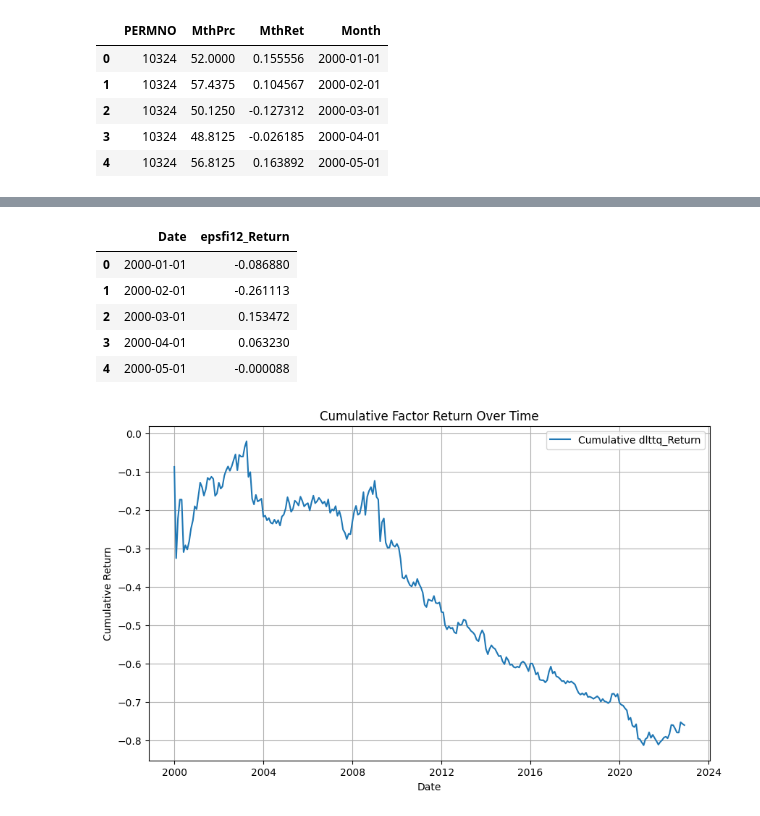
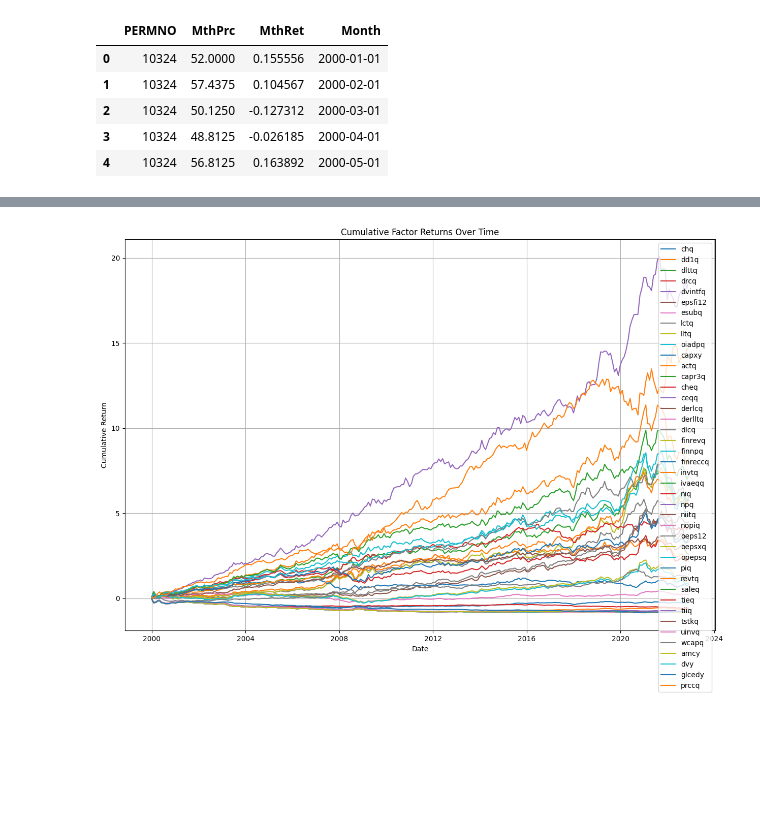
Before and after one commit to yeyechen/HKU-MFIN7034-ML, a Jupyter notebook: coursework_2.ipynb, the cells around one changed output, grey strips where cells are left out. Saved outputs shown, nothing was run; the diff lists cells and outputs as text; code cells hidden in the pictures; blank space fills up the shorter version.

Commit message:
task 2.1 factor experiments

```diff
--- a/coursework_2.ipynb
+++ b/coursework_2.ipynb
@@ -284,3 +303,6 @@ Number of unique PERMNO in stock_ret_df that match LPERMNO in fund_df: 44246
 # %%
-# need to shift 1 month down, because 1982-03-31 should be resampled to 1982-04 not 03
-# fund_df['YearMonth'] = (fund_df['datadate'] + pd.DateOffset(months=1)).dt.to_period('M')
+# need to shift 1 month down, because 2000-03-31 should be resampled to 2000-04 not 03
+# need to shift 1 additional month, because to match the return: 2000-04-01 given the factor info, trade, return on 2000-05-01
+fund_df['YearMonth'] = (fund_df['datadate'] + pd.DateOffset(months=2)).dt.to_period('M')
+fund_df['YearMonth'] = fund_df['YearMonth'].dt.to_timestamp(how='start')
+fund_df.head()
@@ -287,4 +326,0 @@ Number of unique PERMNO in stock_ret_df that match LPERMNO in fund_df: 44246
-# %%
-fund_df['YearMonth'] = (fund_df['datadate'] + pd.DateOffset(months=1)).dt.to_period('M')
-fund_df['YearMonth'] = fund_df['YearMonth'].dt.to_timestamp(how='start')
-fund_df.head()
@@ -310,7 +329,7 @@ def reconstruct_monthly_data(df):
 
     # Group by PERMNO and process each group
     monthly_dfs = []
-    for permno, group in df.groupby('LPERMNO'):
+    for permno, group in tqdm(df.groupby('LPERMNO')):
         group = group.set_index('YearMonth').sort_index()
 
         # Create a monthly date range
@@ -359,7 +380,7 @@ def calculate_factor_returns(data, factor):
     # Group by month
     for month, group in data.groupby('YearMonth'):
         # Sort by the selected factor
-        sorted_group = group.sort_values(by=factor, ascending=False)
+        sorted_group = group.sort_values(by=factor, ascending=True)
 
         # Calculate top 20% and bottom 20%
         top_20 = sorted_group.head(int(len(sorted_group) * 0.2))
@@ -375,29 +396,19 @@ def calculate_factor_returns(data, factor):
 
     result_df = pd.DataFrame(factor_returns, columns=['Date', f'{factor}_Return'])
     return result_df
-# %%
-factor_return_test_df = calculate_factor_returns(merged_df, 'epsfi12')
-factor_return_test_df.head()
-# %% [output]
-|  | Date | epsfi12_Return |
-| 0 | 2000-01-01 | -0.086880 |
-| 1 | 2000-02-01 | -0.261113 |
-| 2 | 2000-03-01 | 0.153472 |
-| 3 | 2000-04-01 | 0.063230 |
-| 4 | 2000-05-01 | -0.000088 |
 # %%
-import matplotlib.pyplot as plt
+plt.figure(figsize=(15, 10))
 
-# Calculate cumulative return
-factor_return_test_df['Cumulative_Return'] = (1 + factor_return_test_df['epsfi12_Return']).cumprod() - 1
+for factor in tqdm(factor_lst):
+    factor_return_df = calculate_factor_returns(merged_df, factor)
+    factor_return_df['Cumulative_Return'] = (1 + factor_return_df[f'{factor}_Return']).cumprod() - 1
+    plt.plot(factor_return_df['Date'], factor_return_df['Cumulative_Return'], label=f'{factor}')
 
-plt.figure(figsize=(10, 6))
-plt.plot(factor_return_test_df['Date'], factor_return_test_df['Cumulative_Return'], label='Cumulative dlttq_Return')
 plt.xlabel('Date')
 plt.ylabel('Cumulative Return')
-plt.title('Cumulative Factor Return Over Time')
+plt.title('Cumulative Factor Returns Over Time')
 plt.legend()
 plt.grid(True)
 plt.show()
 # %% [output]
-[figure, old version]
+[figure, new version]
```
Also changed, not shown: parts of 9 cells of this notebook.
